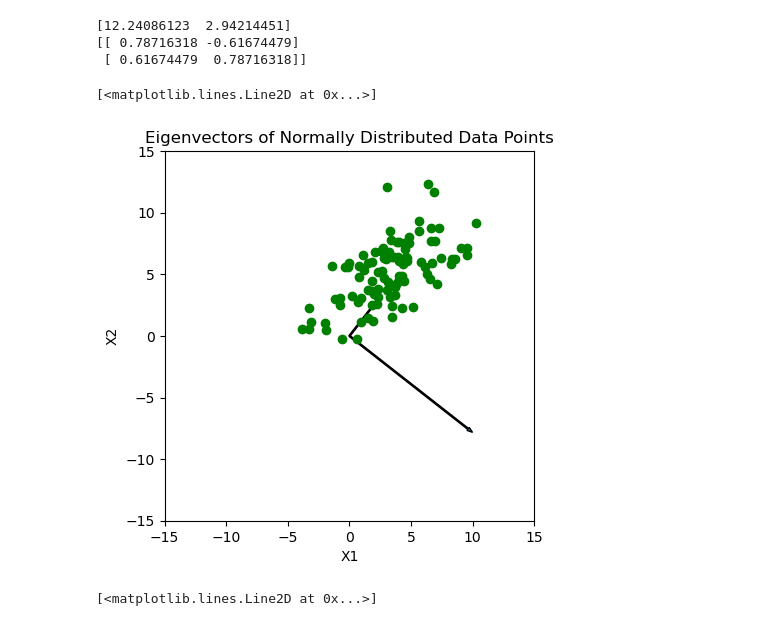
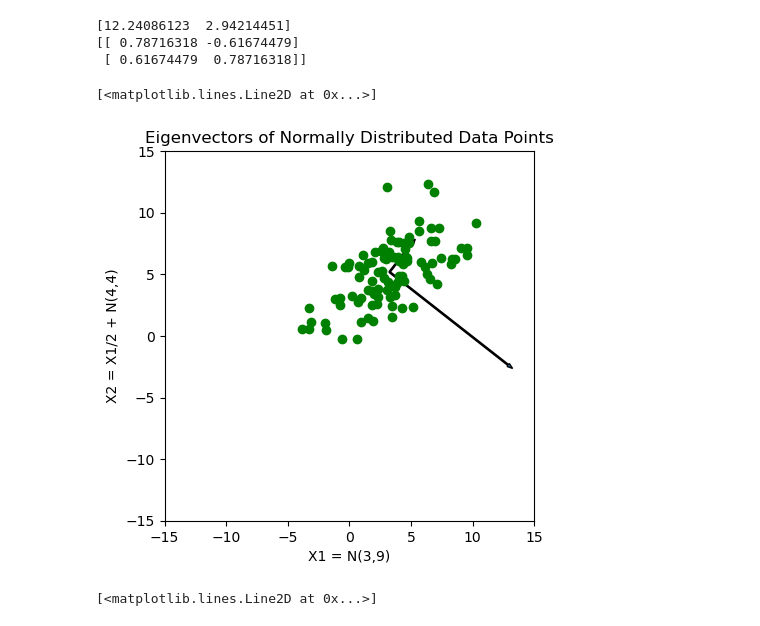
Before and after one commit to AmandaYao00/cs189_hw3, a Jupyter notebook: hw3-2023/code.ipynb, the cells around one changed output. Saved outputs shown, nothing was run; the diff lists cells and outputs as text; code cells hidden in the pictures.

```diff
--- a/hw3-2023/code.ipynb
+++ b/hw3-2023/code.ipynb
@@ -98,22 +98,22 @@ print(eigenvectors)
 # %%
 # 4.4 Plot sample points and eigenvectors
 
 eigenvector1, eigenvector2 = eigenvectors[0] * eigenvalues[0], eigenvectors[1] * eigenvalues[1]
-plt.arrow(0, 0, eigenvector1[0], eigenvector1[1], width = 0.1)
-plt.arrow(0, 0, eigenvector2[0], eigenvector2[1], width = 0.1)
+plt.arrow(mu1, mu2, eigenvector1[0], eigenvector1[1], width = 0.1)
+plt.arrow(mu1, mu2, eigenvector2[0], eigenvector2[1], width = 0.1)
 plt.xlim(-15, 15)
 plt.ylim(-15, 15)
-plt.xlabel('X1')
-plt.ylabel('X2')
+plt.xlabel('X1 = N(3,9)')
+plt.ylabel('X2 = X1/2 + N(4,4)')
 plt.title('Eigenvectors of Normally Distributed Data Points')
 
 ax = plt.gca()
 ax.set_aspect('equal', adjustable='box')
 
 plt.plot(X1, X2, 'go')
 # %% [output]
 [<matplotlib.lines.Line2D at 0x...>]
-[figure, old version]
+[figure, new version]
 # %%
 # 4.5 Center and rotate points
 
```
